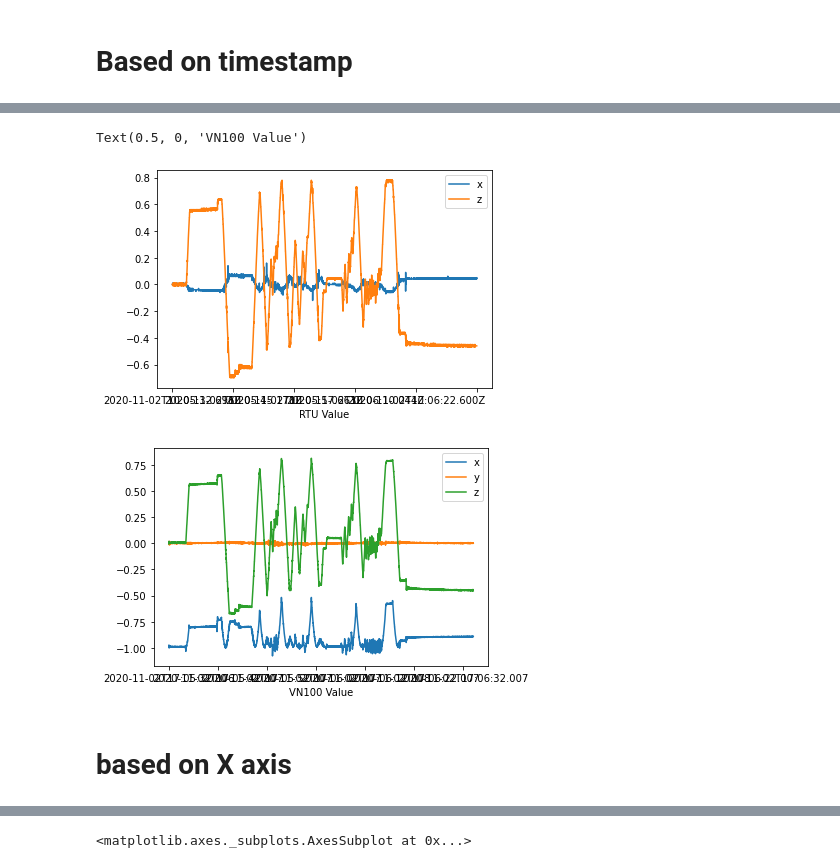
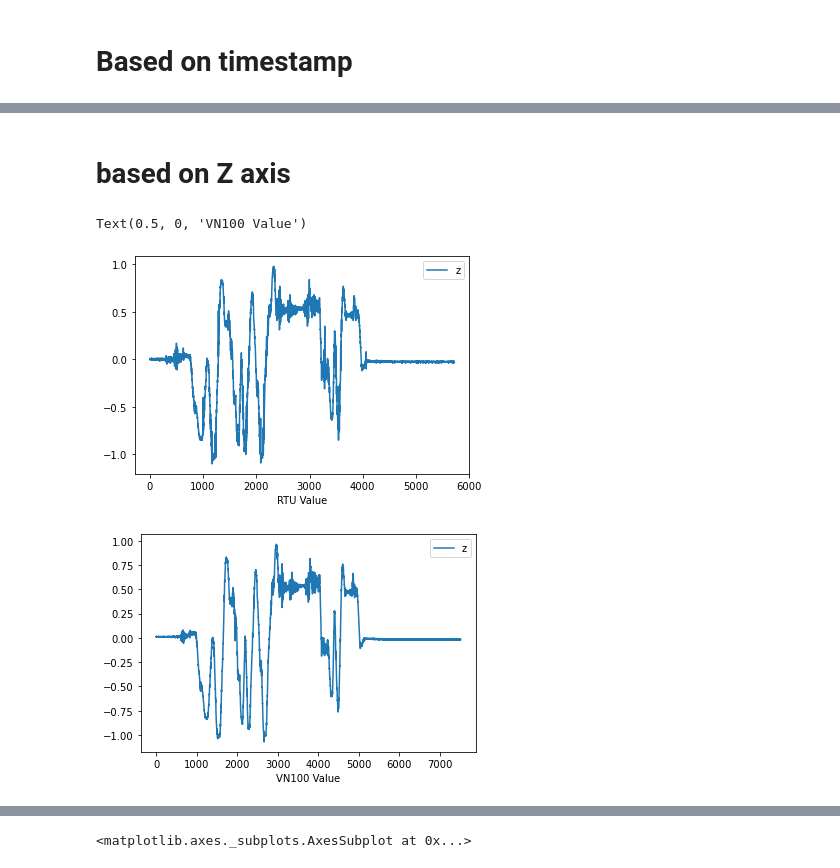
Before and after one commit to wianoski/lcs-bridge, a Jupyter notebook: RTU/fix_RTU01/rec acc/rec acc.ipynb, the cells around one changed output, grey strips where cells are left out. Saved outputs shown, nothing was run; the diff lists cells and outputs as text; code cells hidden in the pictures.

```diff
--- a/RTU/fix_RTU01/rec acc/rec acc.ipynb
+++ b/RTU/fix_RTU01/rec acc/rec acc.ipynb
@@ -46,14 +71,14 @@ plt.show()
+# %% [markdown]
+# based on Z axis
 # %%
-df = pd.read_csv('save-LOG_8.csv')
-data = df.plot(x='timestamp')
+df = pd.read_csv('type_1/save-LOG_-1605943907101.csv')
+data = df.plot(y='z')
 data.set_xlabel("RTU Value")
 
-df1 = pd.read_csv('test2_4.csv')
-data1 = df1.plot(x='timestamp')
+df1 = pd.read_csv('type_1/save_2_1.csv')
+data1 = df1.plot(y='z')
 data1.set_xlabel("VN100 Value")
 # %% [output]
 Text(0.5, 0, 'VN100 Value')
-[figure, old version]
+[figure, new version]
-[figure, old version]
+[figure, new version]
-# %% [markdown]
-# based on X axis
```
Also changed, not shown: parts of 8 cells of this notebook, 27 other files.
